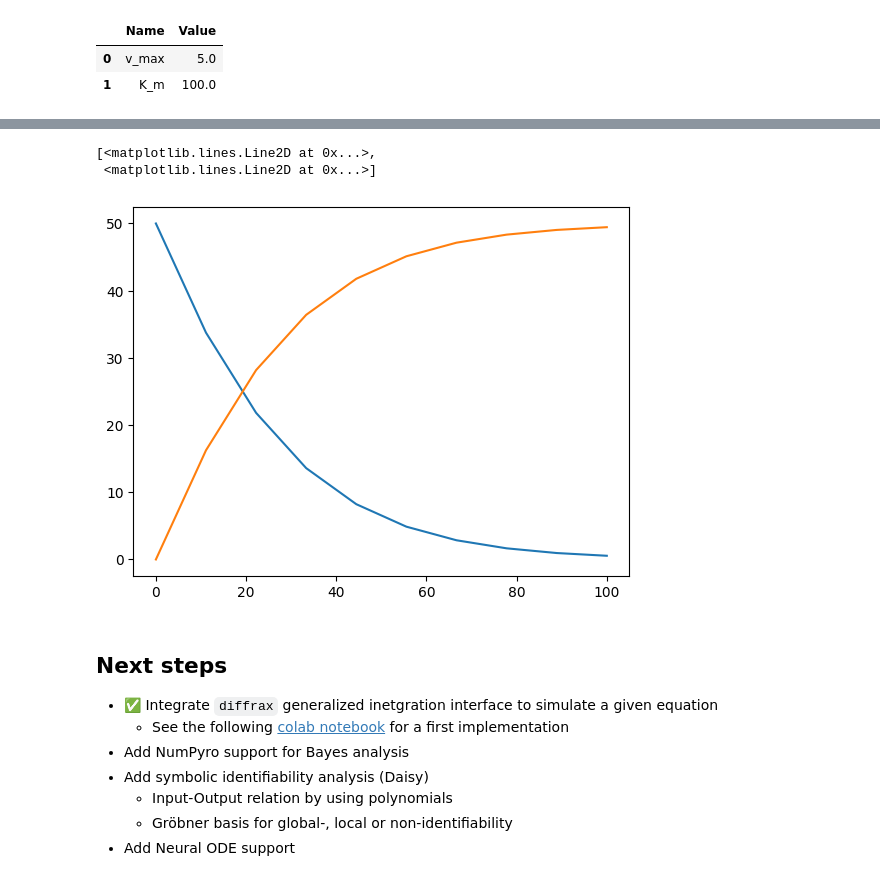
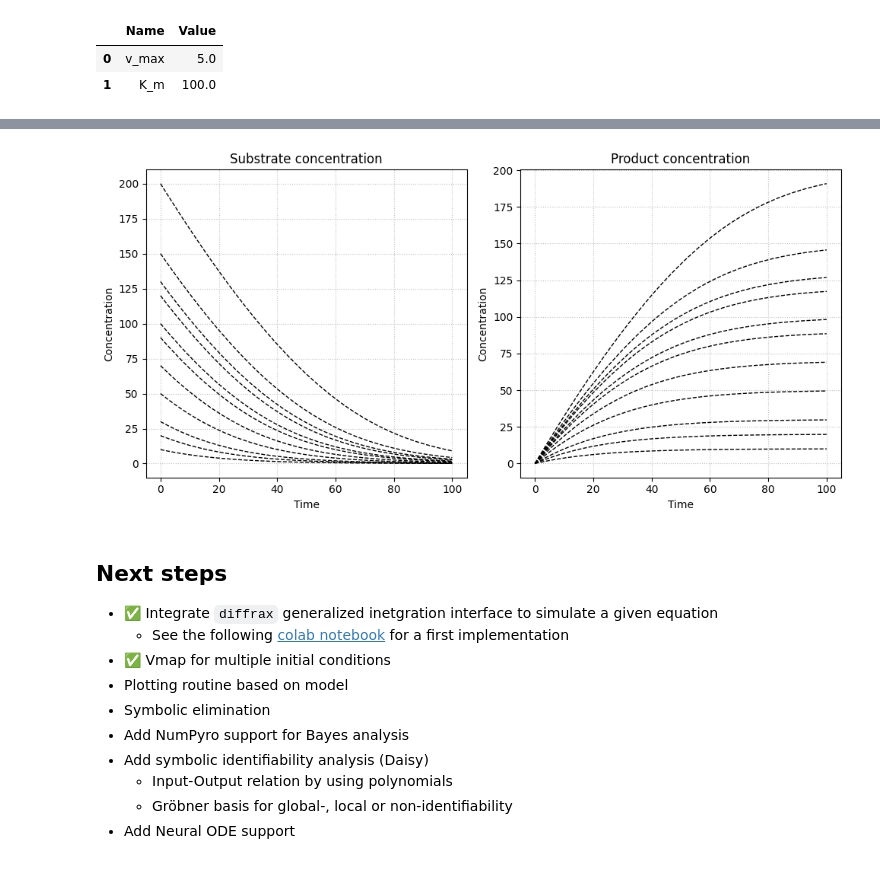
Before and after one commit to JR-1991/Catalax, a Jupyter notebook: TestModel.ipynb, the cells around one changed output, grey strips where cells are left out. Cells and saved outputs as stored; diff of their text form; code cells hidden in the pictures.

```diff
--- a/TestModel.ipynb
+++ b/TestModel.ipynb
@@ -35,9 +38,22 @@ model.parameters
 | 0 | v_max | 5.0 |
 | 1 | K_m | 100.0 |
 # %%
-intial_conditions = {"s1": 50.0, "s2": 0.0}
-
-time, states = model.simulate(
-    initial_conditions=intial_conditions,
-    t0=0, t1=100, dt0=0.1, nsteps=10
-)
+initial_conditions = [
+    {"s1": 10.0, "s2": 0.0},
+    {"s1": 20.0, "s2": 0.0},
+    {"s1": 30.0, "s2": 0.0},
+    {"s1": 50.0, "s2": 0.0},
+    {"s1": 70.0, "s2": 0.0},
+    {"s1": 90.0, "s2": 0.0},
+    {"s1": 100.0, "s2": 0.0},
+    {"s1": 120.0, "s2": 0.0},
+    {"s1": 130.0, "s2": 0.0},
+    {"s1": 150.0, "s2": 0.0},
+    {"s1": 200.0, "s2": 0.0},
+]
+# %%
+%%timeit
+time, states = model.simulate(
+    initial_conditions=initial_conditions,
+    t0=0, t1=100, dt0=0.01, nsteps=100
+)
@@ -44,16 +62,35 @@ time, states = model.simulate(
 # %%
 import matplotlib.pyplot as plt
 
-plt.plot(time, states)
+f, ax = plt.subplots(1, 2, figsize=(10, 5))
+_ = ax[0].plot(time.T, states[:, :, 0].T, c="k", linewidth=1, linestyle="--")
+_ = ax[1].plot(time.T, states[:, :, 1].T, c="k", linewidth=1, linestyle="--")
+
+# Plot grids
+ax[0].grid(alpha=0.8, linestyle=":")
+ax[1].grid(alpha=0.8, linestyle=":")
+
+# Axis labels
+ax[0].set_xlabel("Time")
+ax[1].set_xlabel("Time")
+ax[0].set_ylabel("Concentration")
+ax[1].set_ylabel("Concentration")
+
+# Plot title
+ax[0].set_title("Substrate concentration")
+ax[1].set_title("Product concentration")
+
+plt.tight_layout()
 # %% [output]
-[<matplotlib.lines.Line2D at 0x...>,
- <matplotlib.lines.Line2D at 0x...>]
-[figure, old version]
+[figure, new version]
 # %% [markdown]
 ## Next steps
 
 * ✅ Integrate `diffrax` generalized inetgration interface to simulate a given equation
   * See the following [colab notebook](https://colab.research.google.com/drive/1TRAaZe0YV7WQR127s05GcFijXJ6wPZm4?usp=sharing) for a first implementation
+* ✅ Vmap for multiple initial conditions
+* Plotting routine based on model
+* Symbolic elimination
 * Add NumPyro support for Bayes analysis
 * Add symbolic identifiability analysis (Daisy)
   * Input-Output relation by using polynomials
```
Also changed, not shown: parts of 3 cells of this notebook.
